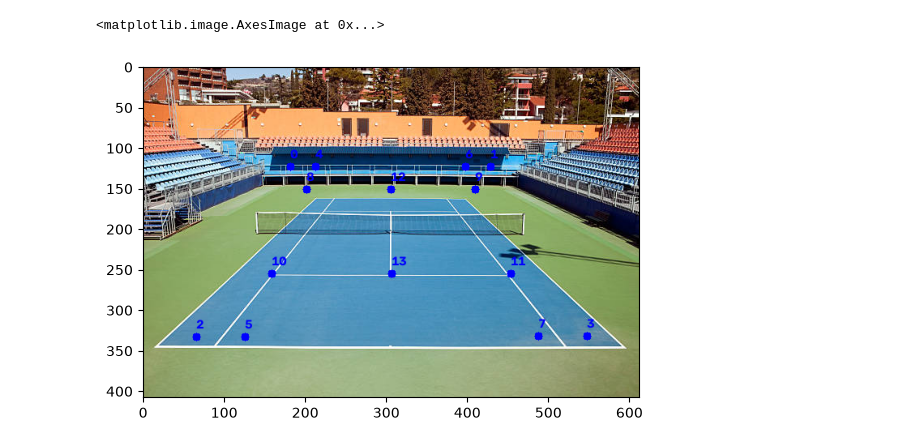
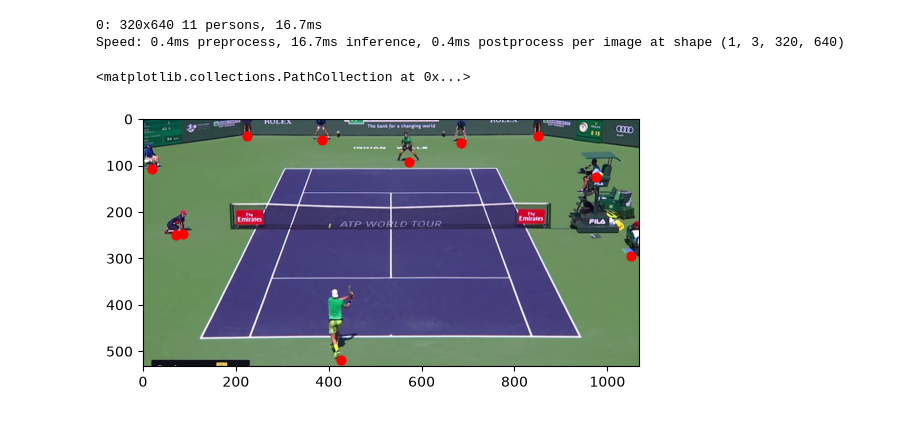
Before and after one commit to matedataandai/video_vision, a Jupyter notebook: visiontest.ipynb, the cells around one changed output. Cells and saved outputs as stored; diff of their text form; code cells hidden in the pictures.

```diff
--- a/visiontest.ipynb
+++ b/visiontest.ipynb
@@ -4,11 +4,19 @@ from PIL import Image
 import numpy as np
 from matplotlib import pyplot as plt
 # %%
-img = Image.open('image.png')
+img = Image.open('straightened.jpg')
 # %%
 court_line_detector = CourtLineDetector(model_path='keypoints_model.pth')
-# %%
-plt.imshow(court_line_detector.draw_keypoints(np.array(img), court_line_detector.predict(np.array(img))))
-# %% [output]
-<matplotlib.image.AxesImage at 0x...>
-[figure, removed]
+# %%
+player_detector = PlayerDetector()
+points =player_detector.predict(img)
+# %% [output]
+0: 320x640 11 persons, 16.7ms
+Speed: 0.4ms preprocess, 16.7ms inference, 0.4ms postprocess per image at shape (1, 3, 320, 640)
+# %%
+xs, ys = zip(*points)
+plt.imshow(img)
+plt.scatter(xs, ys, c="red", s=40)
+# %% [output]
+<matplotlib.collections.PathCollection at 0x...>
+[figure, added]
```
Also changed, not shown: parts of 4 cells of this notebook, 5 other files.
